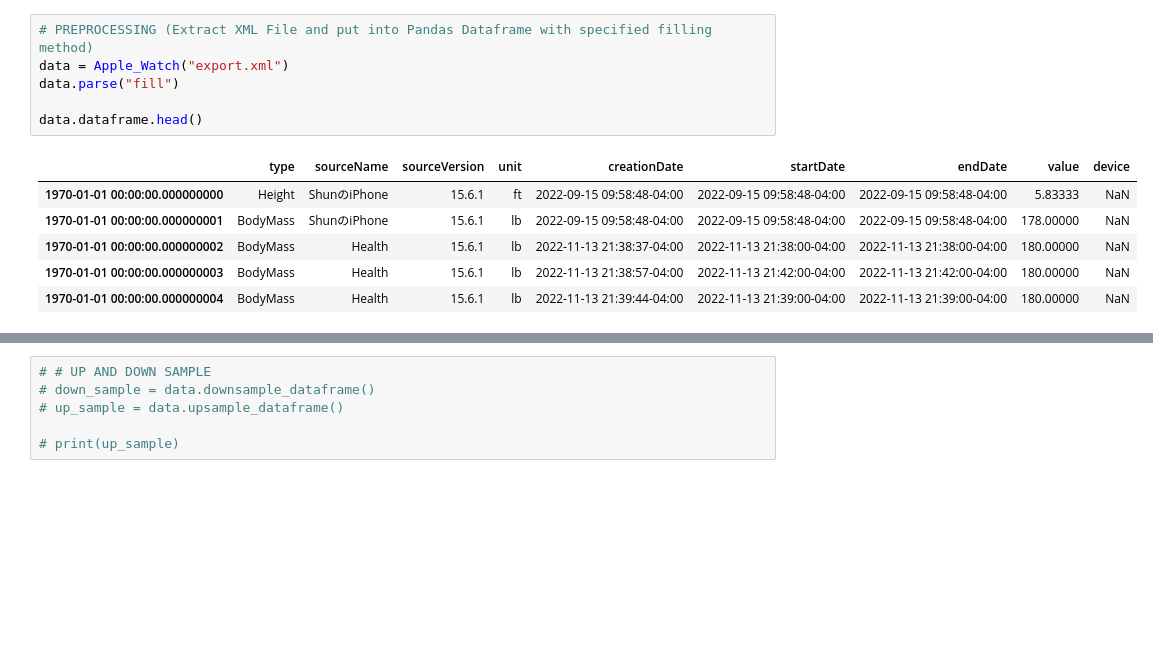
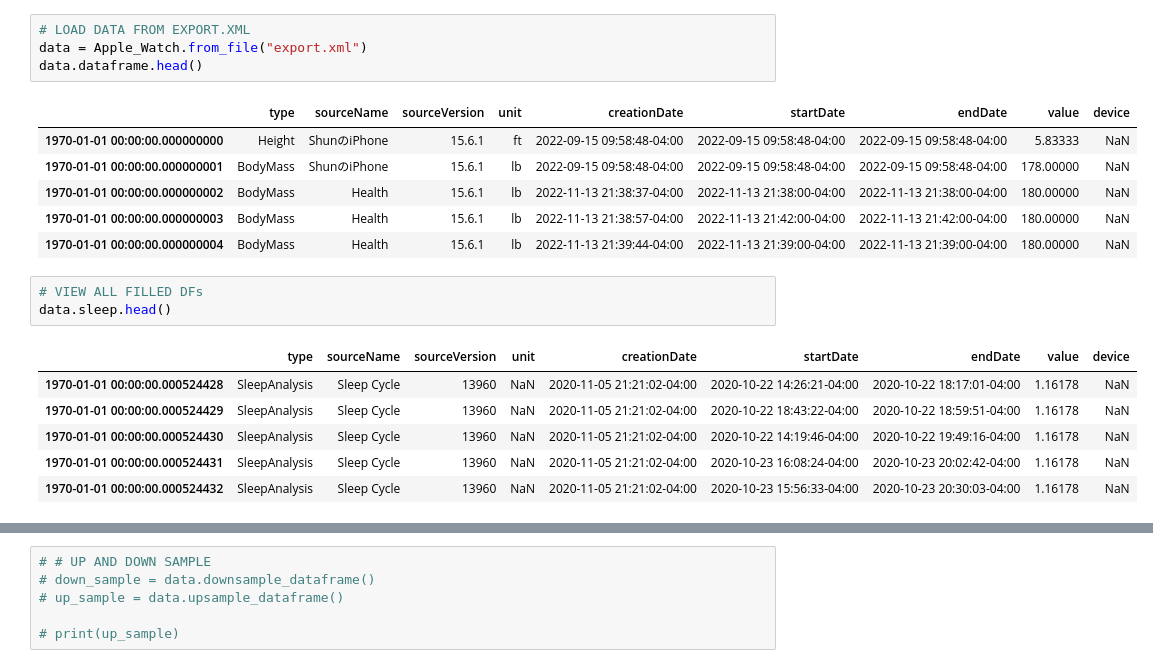
Before and after one commit to sstfytss/dbdpy_ios, a Jupyter notebook: AppleWatchClass.ipynb, the cells around one changed output, grey strips where cells are left out. Drawn from its saved outputs; the diff is of its cells as text; blank space fills up the shorter version.

```diff
--- a/AppleWatchClass.ipynb
+++ b/AppleWatchClass.ipynb
@@ -290,10 +346,8 @@ class Apple_Watch:
 
         return statistics
 # %%
-# PREPROCESSING (Extract XML File and put into Pandas Dataframe with specified filling method)
-data = Apple_Watch("export.xml")
-data.parse("fill")
-
+# LOAD DATA FROM EXPORT.XML
+data = Apple_Watch.from_file("export.xml")
 data.dataframe.head()
 # %% [output]
 |  | type | sourceName | sourceVersion | unit | creationDate | startDate | endDate | value | device |
@@ -302,3 +356,13 @@ data.dataframe.head()
 | 1970-01-01 00:00:00.000000002 | BodyMass | Health | 15.6.1 | lb | 2022-11-13 21:38:37-04:00 | 2022-11-13 21:38:00-04:00 | 2022-11-13 21:38:00-04:00 | 180.00000 | NaN |
 | 1970-01-01 00:00:00.000000003 | BodyMass | Health | 15.6.1 | lb | 2022-11-13 21:38:57-04:00 | 2022-11-13 21:42:00-04:00 | 2022-11-13 21:42:00-04:00 | 180.00000 | NaN |
 | 1970-01-01 00:00:00.000000004 | BodyMass | Health | 15.6.1 | lb | 2022-11-13 21:39:44-04:00 | 2022-11-13 21:39:00-04:00 | 2022-11-13 21:39:00-04:00 | 180.00000 | NaN |
+# %%
+# VIEW ALL FILLED DFs
+data.sleep.head()
+# %% [output]
+|  | type | sourceName | sourceVersion | unit | creationDate | startDate | endDate | value | device |
+| 1970-01-01 00:00:00.000524428 | SleepAnalysis | Sleep Cycle | 13960 | NaN | 2020-11-05 21:21:02-04:00 | 2020-10-22 14:26:21-04:00 | 2020-10-22 18:17:01-04:00 | 1.16178 | NaN |
+| 1970-01-01 00:00:00.000524429 | SleepAnalysis | Sleep Cycle | 13960 | NaN | 2020-11-05 21:21:02-04:00 | 2020-10-22 18:43:22-04:00 | 2020-10-22 18:59:51-04:00 | 1.16178 | NaN |
+| 1970-01-01 00:00:00.000524430 | SleepAnalysis | Sleep Cycle | 13960 | NaN | 2020-11-05 21:21:02-04:00 | 2020-10-22 14:19:46-04:00 | 2020-10-22 19:49:16-04:00 | 1.16178 | NaN |
+| 1970-01-01 00:00:00.000524431 | SleepAnalysis | Sleep Cycle | 13960 | NaN | 2020-11-05 21:21:02-04:00 | 2020-10-23 16:08:24-04:00 | 2020-10-23 20:02:42-04:00 | 1.16178 | NaN |
+| 1970-01-01 00:00:00.000524432 | SleepAnalysis | Sleep Cycle | 13960 | NaN | 2020-11-05 21:21:02-04:00 | 2020-10-23 15:56:33-04:00 | 2020-10-23 20:30:03-04:00 | 1.16178 | NaN |
```
Also changed, not shown: parts of 9 cells of this notebook.
